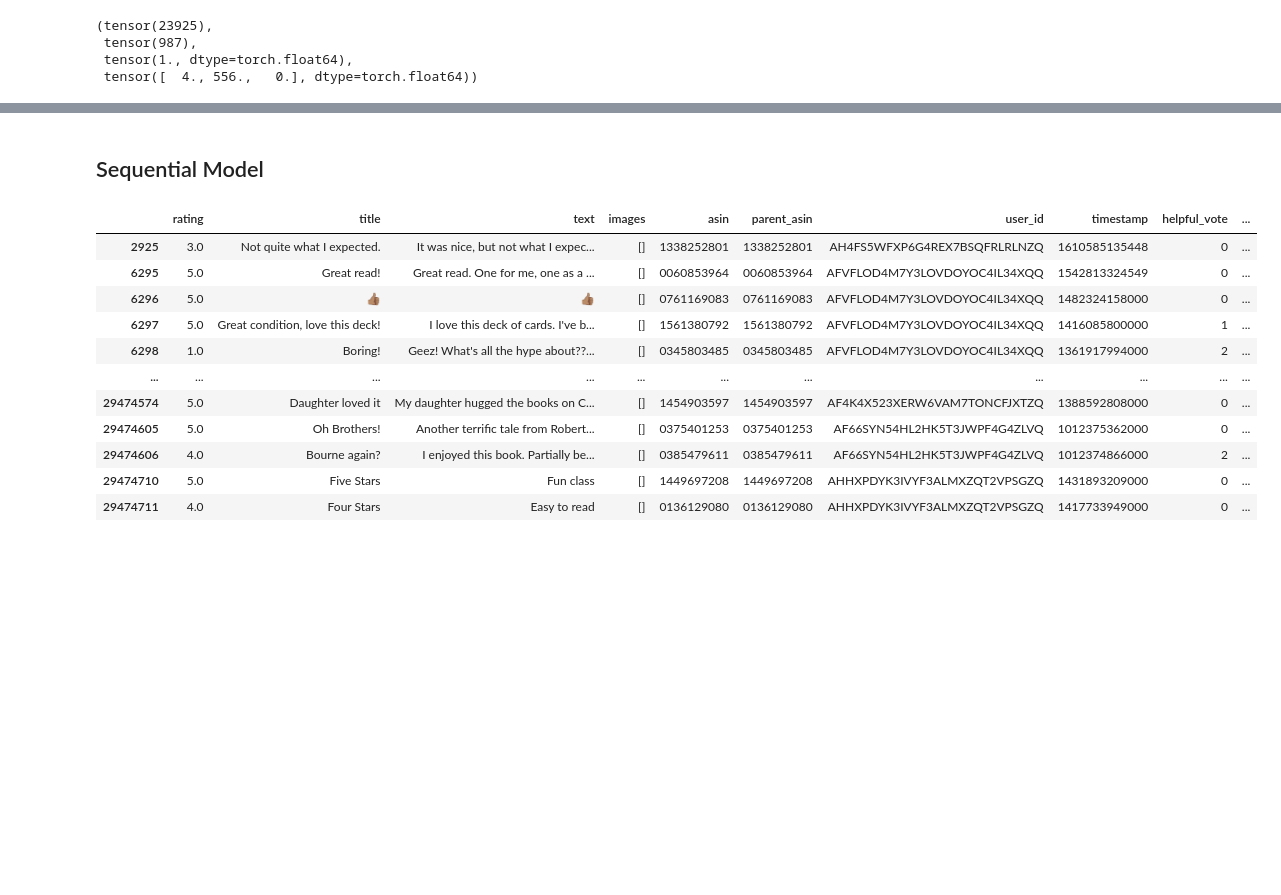
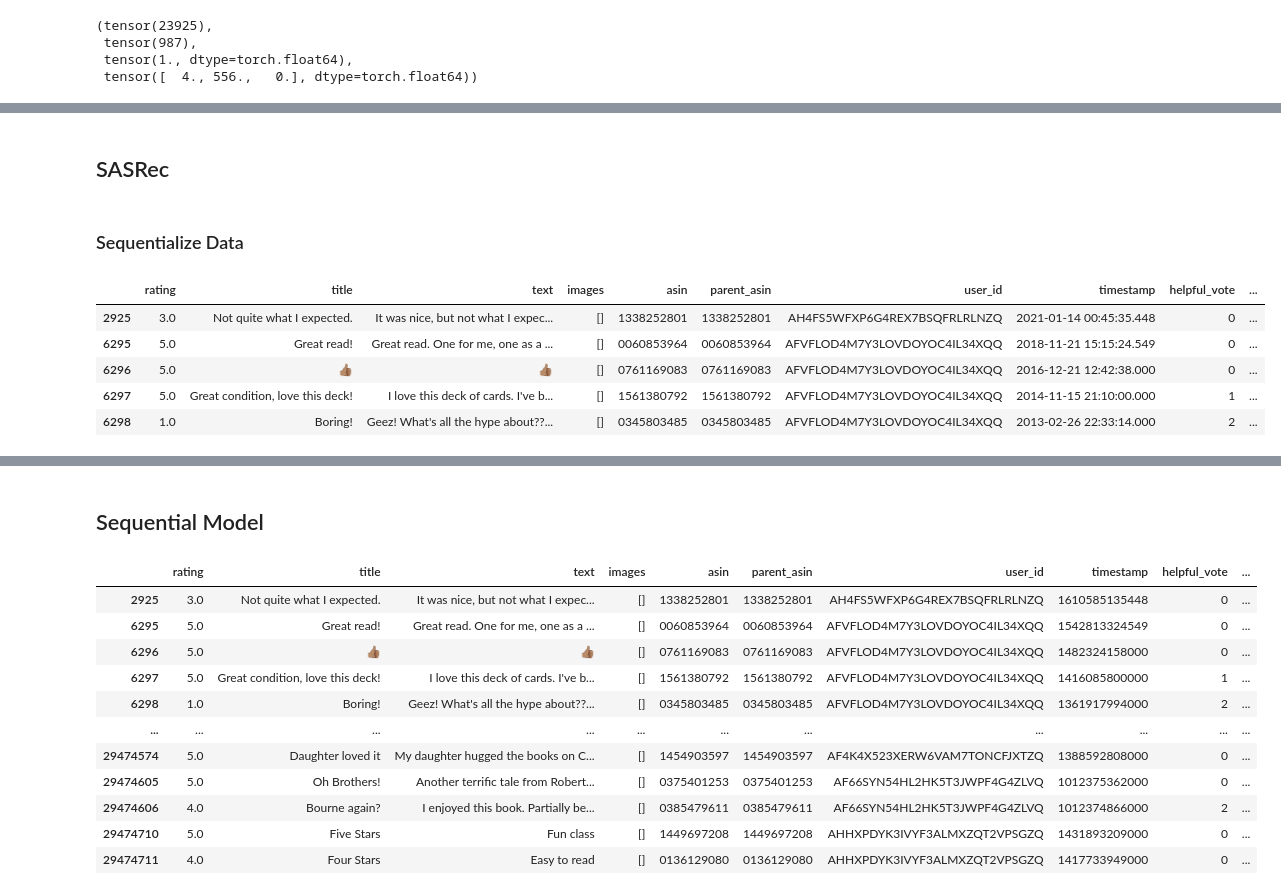
Before and after one commit to tomcaputo/AWS_product_recommender, a Jupyter notebook: Product_Embeddings.ipynb, the cells around one changed output, grey strips where cells are left out. Cells and saved outputs as stored; diff of their text form; code cells hidden in the pictures; blank space fills up the shorter version.

```diff
--- a/Product_Embeddings.ipynb
+++ b/Product_Embeddings.ipynb
@@ -402,0 +430,25 @@ plt.show()
+# %% [markdown]
+## SASRec
+# %% [markdown]
+### Sequentialize Data
+# %%
+run_once=0
+if run_once == 0:
+  interaction_df['timestamp_unix'] = interaction_df['timestamp']
+  run_once=1
+
+seq_df = interaction_df.copy()
+seq_df['timestamp'] = pd.to_datetime(seq_df['timestamp_unix'], unit='ms')
+
+cols = ['rating', 'asin', 'timestamp', 'user_id']
+
+seq_df['is_valid'] = seq_df.timestamp >= '2023-05-01'
+seq_df = seq_df[seq_df.timestamp>'2010-01-01']
+seq_df.head()
+# %% [output]
+|  | rating | title | text | images | asin | parent_asin | user_id | timestamp | helpful_vote | ... |
+| 2925 | 3.0 | Not quite what I expected. | It was nice, but not what I expec... | [] | 1338252801 | 1338252801 | AH4FS5WFXP6G4REX7BSQFRLRLNZQ | 2021-01-14 00:45:35.448 | 0 | ... |
+| 6295 | 5.0 | Great read! | Great read. One for me, one as a ... | [] | 0060853964 | 0060853964 | AFVFLOD4M7Y3LOVDOYOC4IL34XQQ | 2018-11-21 15:15:24.549 | 0 | ... |
+| 6296 | 5.0 | 👍🏽 | 👍🏽 | [] | 0761169083 | 0761169083 | AFVFLOD4M7Y3LOVDOYOC4IL34XQQ | 2016-12-21 12:42:38.000 | 0 | ... |
+| 6297 | 5.0 | Great condition, love this deck! | I love this deck of cards. I've b... | [] | 1561380792 | 1561380792 | AFVFLOD4M7Y3LOVDOYOC4IL34XQQ | 2014-11-15 21:10:00.000 | 1 | ... |
+| 6298 | 1.0 | Boring! | Geez! What's all the hype about??... | [] | 0345803485 | 0345803485 | AFVFLOD4M7Y3LOVDOYOC4IL34XQQ | 2013-02-26 22:33:14.000 | 2 | ... |
```
Also changed, not shown: parts of 50 cells of this notebook.
